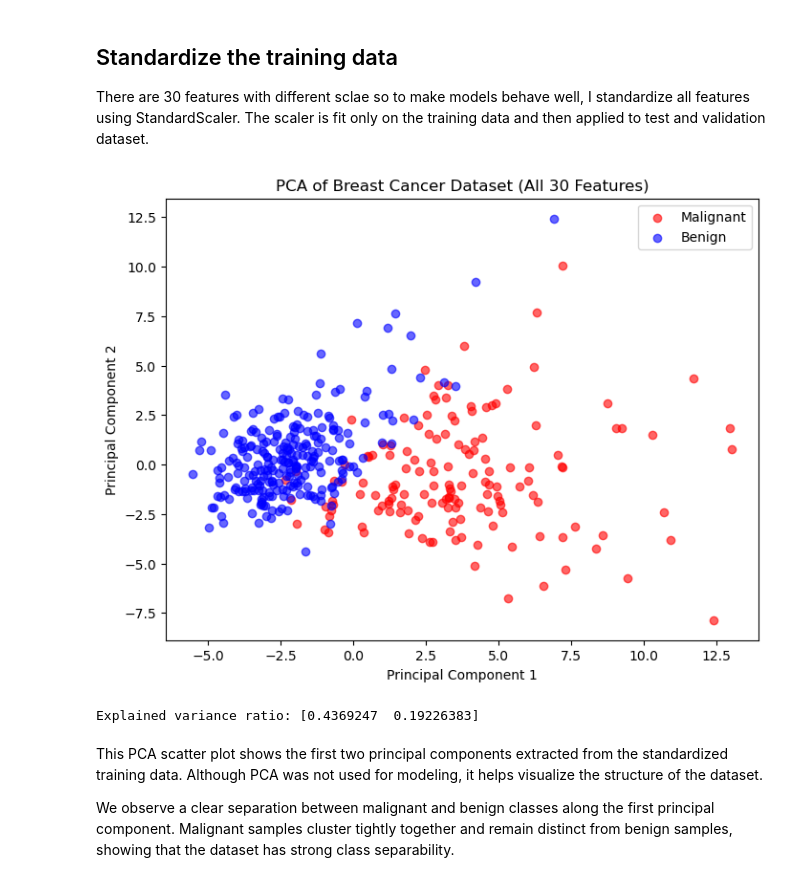
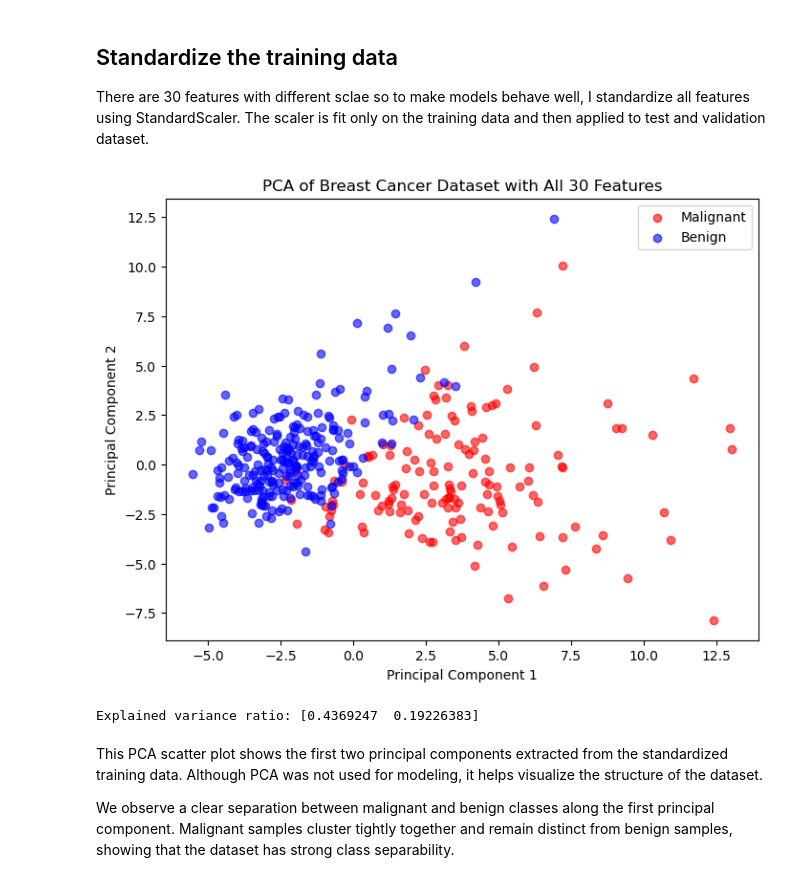
Before and after one commit to QMay17/CS171-Machine-Learning-Project, a Jupyter notebook: notebooks/tnz_data_preprocessing.ipynb, the cells around one changed output. Cells and saved outputs as stored; diff of their text form; code cells hidden in the pictures.

```diff
--- a/notebooks/tnz_data_preprocessing.ipynb
+++ b/notebooks/tnz_data_preprocessing.ipynb
@@ -108,35 +108,35 @@ X_train_stan = scaler.fit_transform(X_train)
 X_scaled = X_train_stan
 
 
 pca = PCA(n_components=2)
 components = pca.fit_transform(X_scaled)
 
 
 pca_df = pd.DataFrame(data=components, columns=['PC1', 'PC2'])
 pca_df['Diagnosis'] = y_train.values
 
 
 plt.figure(figsize=(8,6))
 plt.scatter(
     pca_df[pca_df['Diagnosis'] == 1]['PC1'],
     pca_df[pca_df['Diagnosis'] == 1]['PC2'],
     c='red', label='Malignant', alpha=0.6
 )
 plt.scatter(
     pca_df[pca_df['Diagnosis'] == 0]['PC1'],
     pca_df[pca_df['Diagnosis'] == 0]['PC2'],
     c='blue', label='Benign', alpha=0.6
 )
 
 plt.xlabel("Principal Component 1")
 plt.ylabel("Principal Component 2")
-plt.title("PCA of Breast Cancer Dataset (All 30 Features)")
+plt.title("PCA of Breast Cancer Dataset with All 30 Features")
 plt.legend()
 plt.show()
 
 print("Explained variance ratio:", pca.explained_variance_ratio_)
 # %% [output]
-[figure, old version]
+[figure, new version]
 Explained variance ratio: [0.4369247  0.19226383]
 # %% [markdown]
 This PCA scatter plot shows the first two principal components extracted from the
```
Also changed, not shown: 2 other files.
